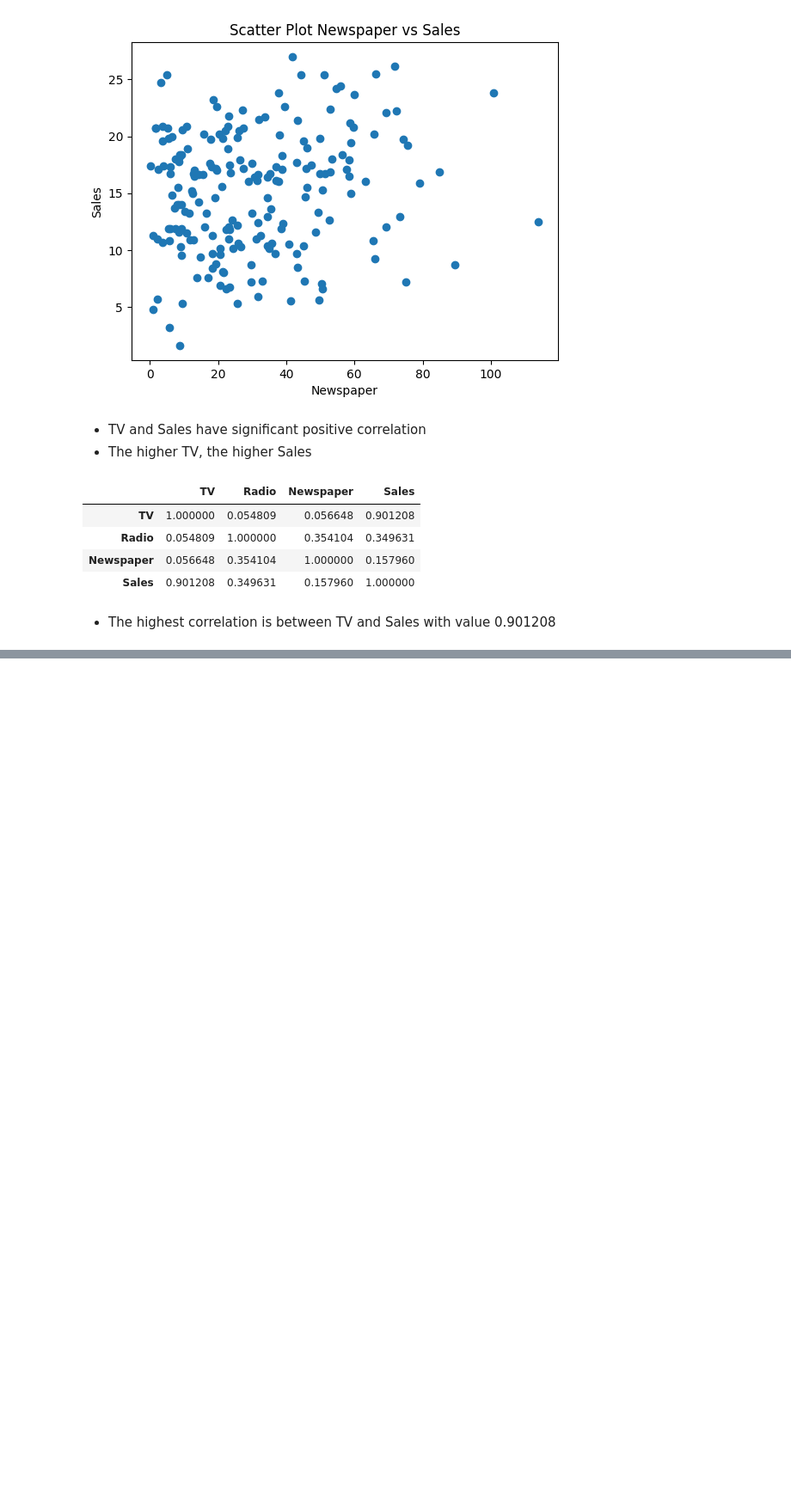
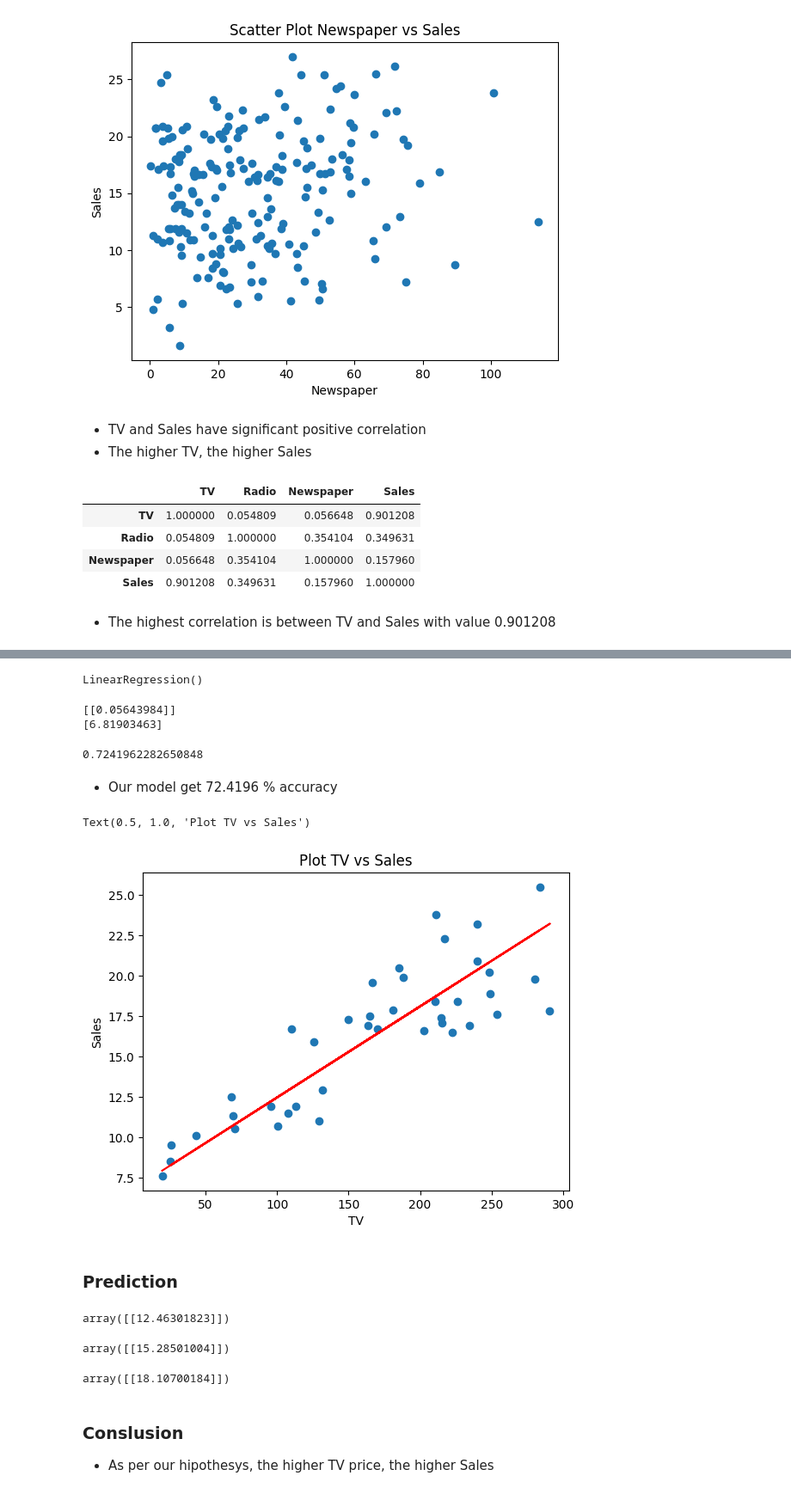
Before and after one commit to rifqinadzori/Sales-Prediction-Using-Simple-Linear-Regression, a Jupyter notebook: Modelling.ipynb, the cells around one changed output, grey strips where cells are left out. Shown at 86% size. Cells and saved outputs as stored; diff of their text form; code cells hidden in the pictures; blank space fills up the shorter version.

Commit message:
add modelling

```diff
--- a/Modelling.ipynb
+++ b/Modelling.ipynb
@@ -206,0 +211,62 @@ df.corr()
+# %%
+#First, create new x and y variable
+x = df['TV'].values.reshape(-1,1)
+y = df['Sales'].values.reshape(-1,1)
+# %%
+#Split data into training and testing with proportion 80:20
+x_train, x_test, y_train, y_test = train_test_split(x, y, test_size=0.2, random_state = 1)
+# %%
+#Create Linear Regression model
+regressor = LinearRegression()
+# %%
+#Train model
+regressor.fit(x_train, y_train)
+# %% [output]
+LinearRegression()
+# %%
+#get slope value and intercept
+print(regressor.coef_)
+print(regressor.intercept_)
+# %% [output]
+[[0.05643984]]
+[6.81903463]
+# %%
+#Check model accuracy
+regressor.score(x_test, y_test)
+# %% [output]
+0.7241962282650848
+# %% [markdown]
+<ul>
+<li>Our model get 72.4196 % accuracy
+# %%
+#Visualize regression line in scatter plot
+y_predict = regressor.predict(x_test)
+plt.scatter(x_test, y_test)
+plt.plot(x_test, y_predict, c='r')
+plt.xlabel('TV')
+plt.ylabel('Sales')
+plt.title('Plot TV vs Sales')
+# %% [output]
+Text(0.5, 1.0, 'Plot TV vs Sales')
+[figure, added]
+# %% [markdown]
+### Prediction
+# %%
+#Price prediction with TV 100
+regressor.predict([[100]])
+# %% [output]
+array([[12.46301823]])
+# %%
+#Price prediction with TV 150
+regressor.predict([[150]])
+# %% [output]
+array([[15.28501004]])
+# %%
+#Price prediction with TV 200
+regressor.predict([[200]])
+# %% [output]
+array([[18.10700184]])
+# %% [markdown]
+### Conslusion
+<ul>
+<li> As per our hipothesys, the higher TV price, the higher Sales
```
Also changed, not shown: parts of 2 cells of this notebook.
